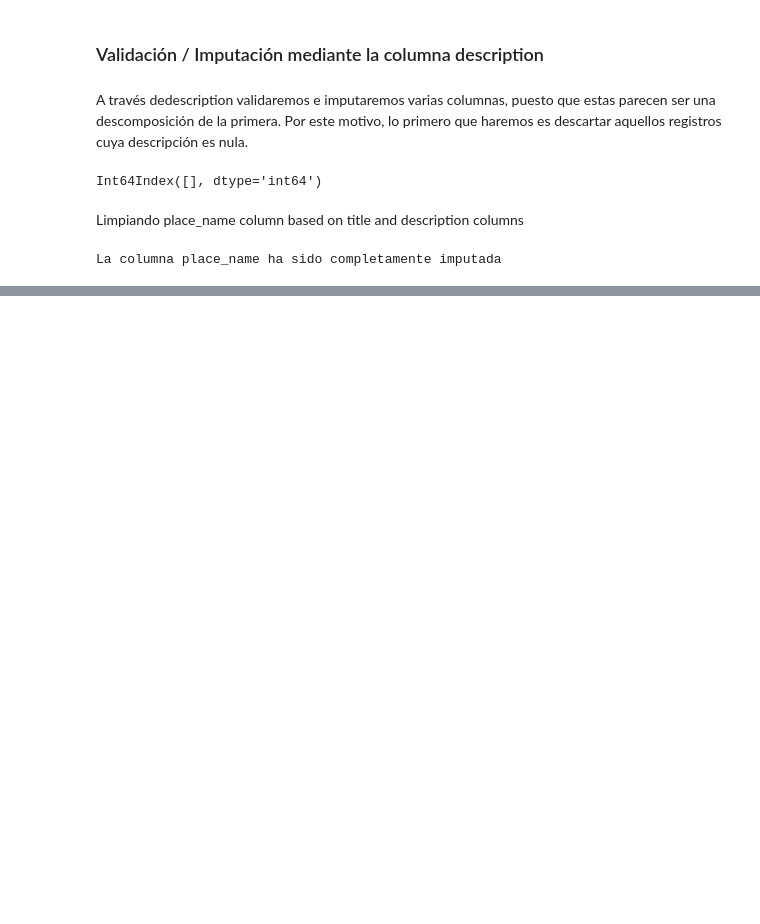
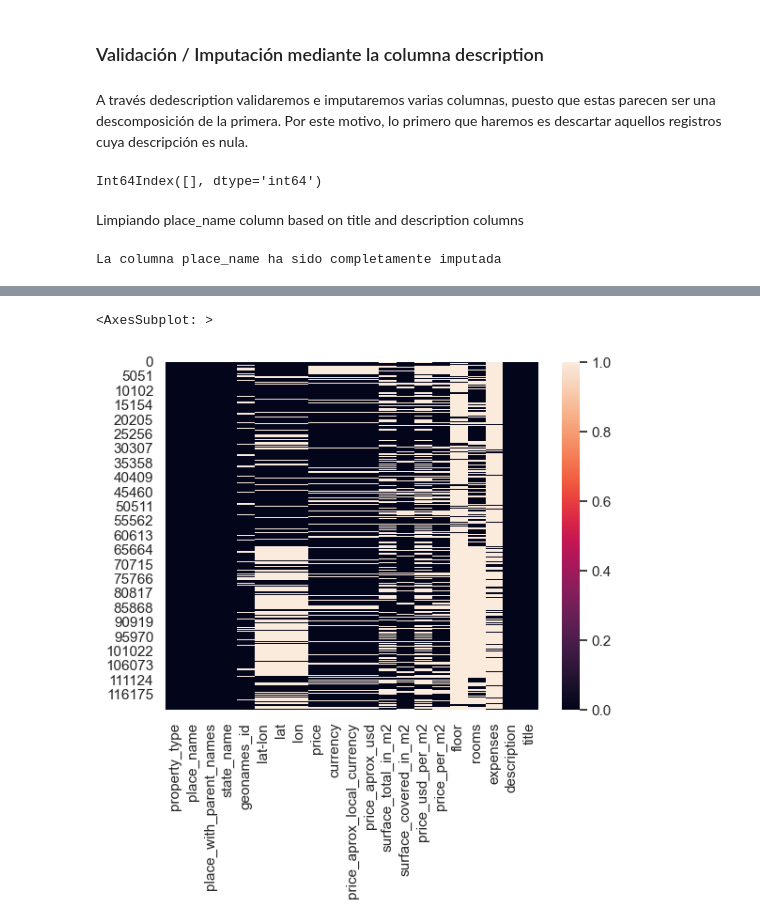
Before and after one commit to FabrizioV97/DHDS-TP1, a Jupyter notebook: Trabajo.ipynb, the cells around one changed output, grey strips where cells are left out. Drawn from its saved outputs; the diff is of its cells as text; code cells hidden in the pictures; blank space fills up the shorter version.

```diff
--- a/Trabajo.ipynb
+++ b/Trabajo.ipynb
@@ -419,0 +519,5 @@ La columna place_name ha sido completamente imputada
+# %%
+sn.heatmap(df.isnull())
+# %% [output]
+<AxesSubplot: >
+[figure, added]
```
Also changed, not shown: parts of 31 cells of this notebook.
